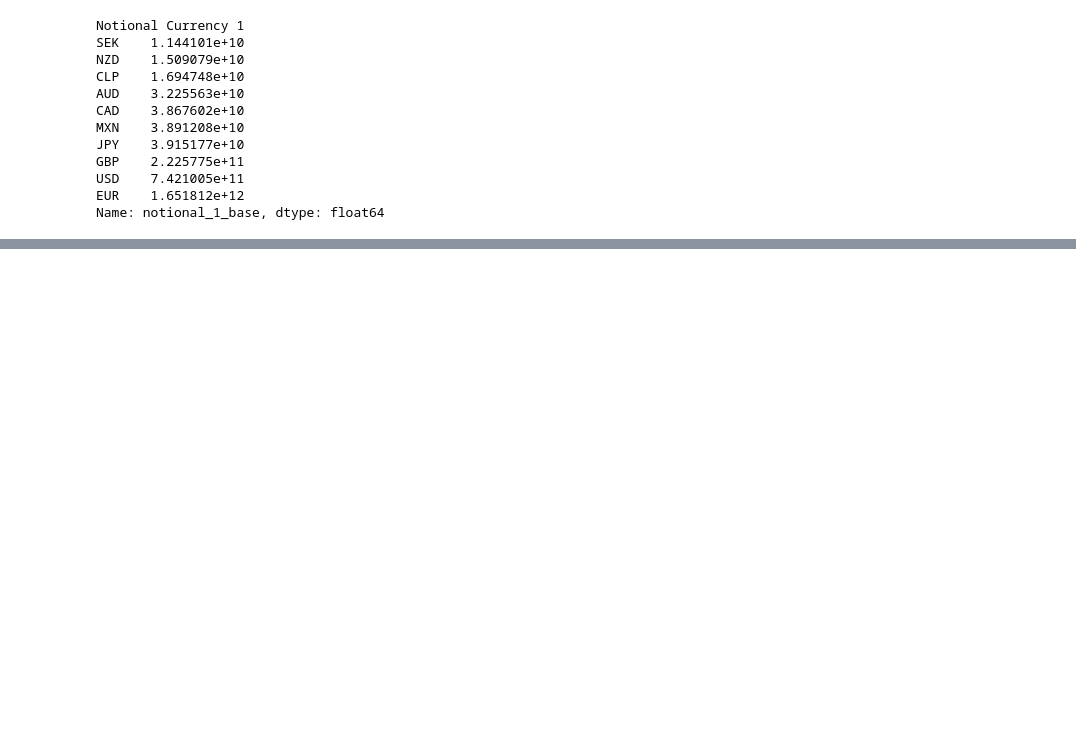
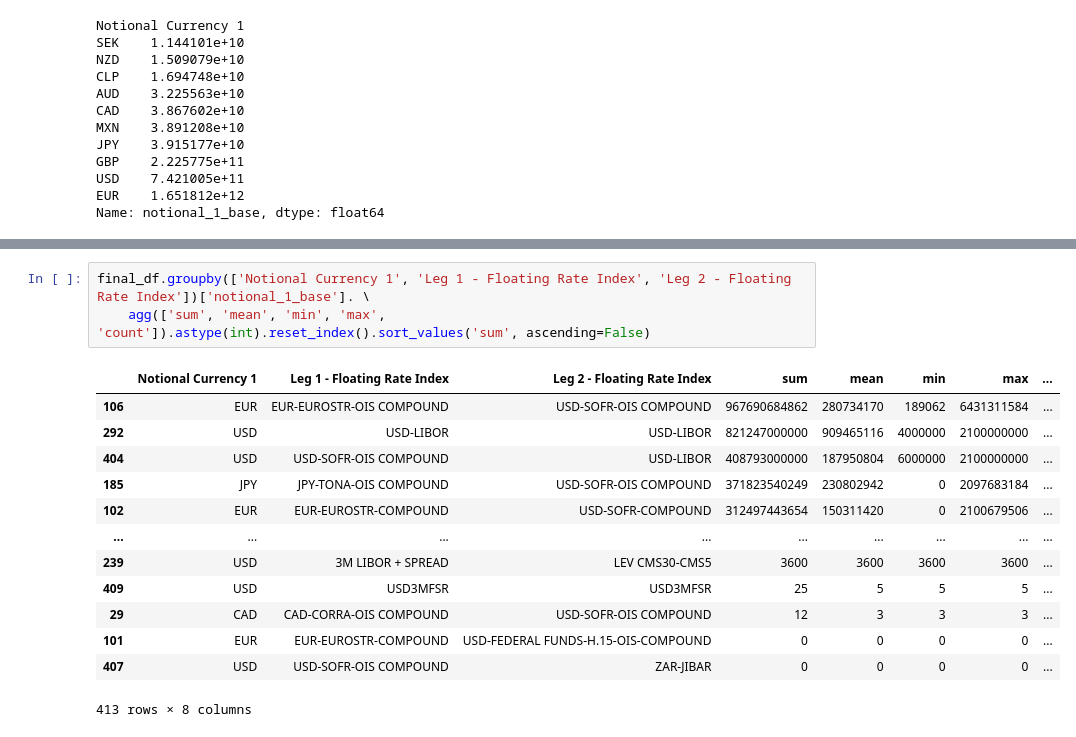
Before and after one commit to drastorguev/nqis_simple_app, a Jupyter notebook: Notebooks/EDA.ipynb, the cells around one changed output, grey strips where cells are left out. Saved outputs shown, nothing was run; the diff lists cells and outputs as text; blank space fills up the shorter version.

Commit message:
group page added

```diff
--- a/Notebooks/EDA.ipynb
+++ b/Notebooks/EDA.ipynb
@@ -781,0 +803,17 @@ Name: notional_1_base, dtype: float64
+# %%
+final_df.groupby(['Notional Currency 1', 'Leg 1 - Floating Rate Index', 'Leg 2 - Floating Rate Index'])['notional_1_base']. \
+    agg(['sum', 'mean', 'min', 'max', 'count']).astype(int).reset_index().sort_values('sum', ascending=False)
+# %% [output]
+|  | Notional Currency 1 | Leg 1 - Floating Rate Index | Leg 2 - Floating Rate Index | sum | mean | min | max | ... |
+| 106 | EUR | EUR-EUROSTR-OIS COMPOUND | USD-SOFR-OIS COMPOUND | 967690684862 | 280734170 | 189062 | 6431311584 | ... |
+| 292 | USD | USD-LIBOR | USD-LIBOR | 821247000000 | 909465116 | 4000000 | 2100000000 | ... |
+| 404 | USD | USD-SOFR-OIS COMPOUND | USD-LIBOR | 408793000000 | 187950804 | 6000000 | 2100000000 | ... |
+| 185 | JPY | JPY-TONA-OIS COMPOUND | USD-SOFR-OIS COMPOUND | 371823540249 | 230802942 | 0 | 2097683184 | ... |
+| 102 | EUR | EUR-EUROSTR-COMPOUND | USD-SOFR-COMPOUND | 312497443654 | 150311420 | 0 | 2100679506 | ... |
+| ... | ... | ... | ... | ... | ... | ... | ... | ... |
+| 239 | USD | 3M LIBOR + SPREAD | LEV CMS30-CMS5 | 3600 | 3600 | 3600 | 3600 | ... |
+| 409 | USD | USD3MFSR | USD3MFSR | 25 | 5 | 5 | 5 | ... |
+| 29 | CAD | CAD-CORRA-OIS COMPOUND | USD-SOFR-OIS COMPOUND | 12 | 3 | 3 | 3 | ... |
+| 101 | EUR | EUR-EUROSTR-COMPOUND | USD-FEDERAL FUNDS-H.15-OIS-COMPOUND | 0 | 0 | 0 | 0 | ... |
+| 407 | USD | USD-SOFR-OIS COMPOUND | ZAR-JIBAR | 0 | 0 | 0 | 0 | ... |
+413 rows × 8 columns
```
Also changed, not shown: parts of 1 cell of this notebook, 3 other files.
